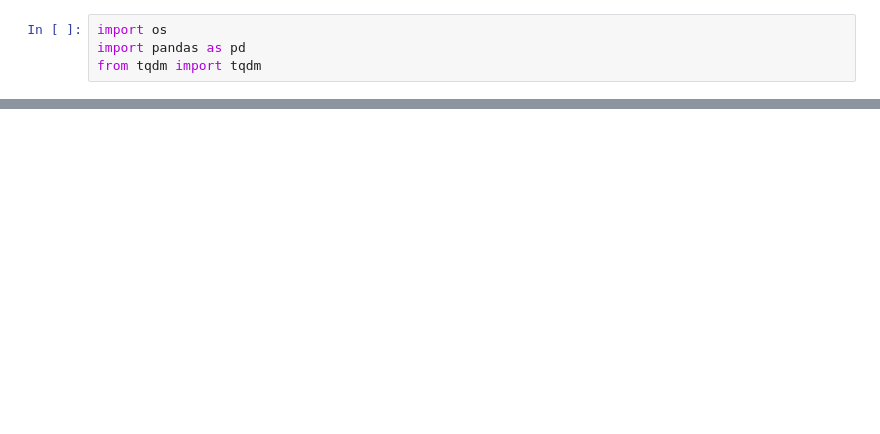
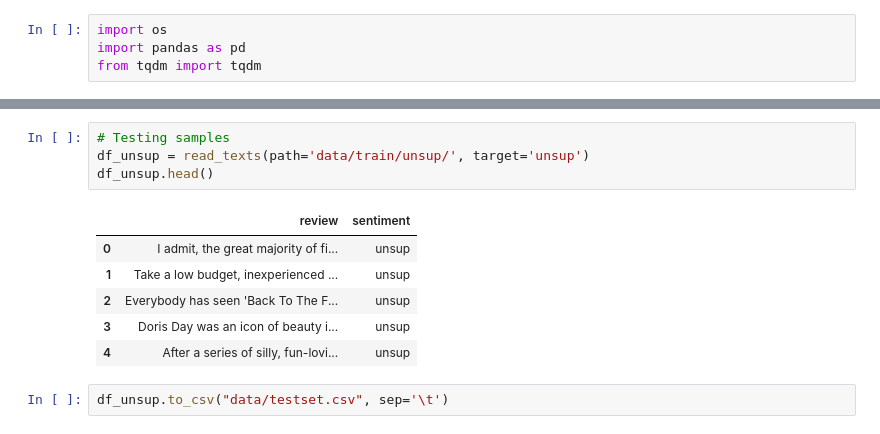
Before and after one commit to Venkat-Rajgopal/BERTology, a Jupyter notebook: Sentiment Classification/datascraper.ipynb, the cells around one changed output, grey strips where cells are left out. Saved outputs shown, nothing was run; the diff lists cells and outputs as text; blank space fills up the shorter version.

```diff
--- a/Sentiment Classification/datascraper.ipynb
+++ b/Sentiment Classification/datascraper.ipynb
@@ -64,0 +57,13 @@ df['review'][1]
+# %%
+# Testing samples
+df_unsup = read_texts(path='data/train/unsup/', target='unsup')
+df_unsup.head()
+# %% [output]
+|  | review | sentiment |
+| 0 | I admit, the great majority of fi... | unsup |
+| 1 | Take a low budget, inexperienced ... | unsup |
+| 2 | Everybody has seen 'Back To The F... | unsup |
+| 3 | Doris Day was an icon of beauty i... | unsup |
+| 4 | After a series of silly, fun-lovi... | unsup |
+# %%
+df_unsup.to_csv("data/testset.csv", sep='\t')
```
Also changed, not shown: parts of 8 cells of this notebook, 2 other files.
